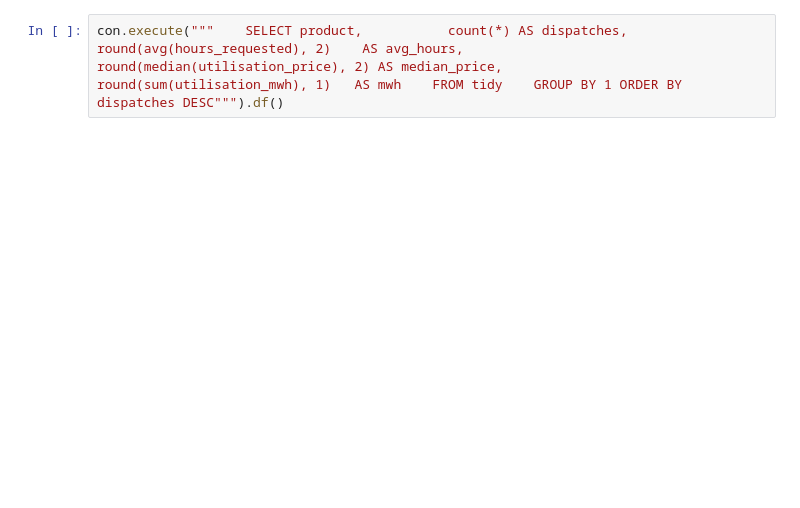
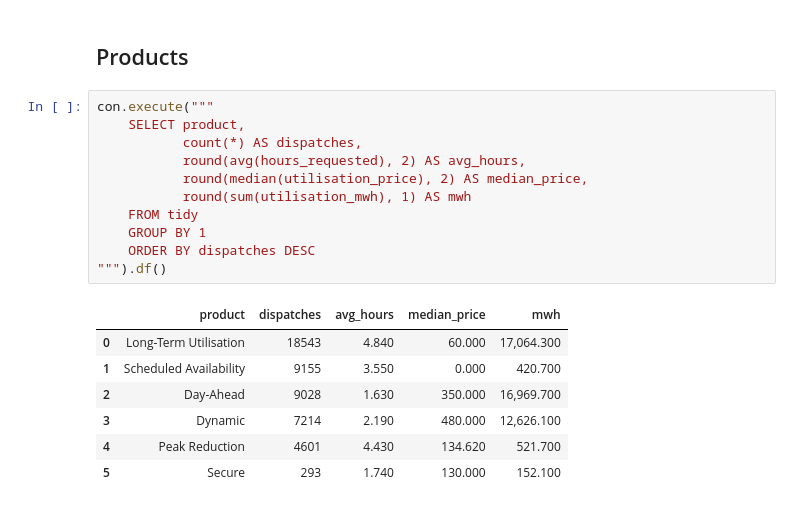
Before and after one commit to LAFarah/who-gets-dispatched, a Jupyter notebook: notebooks/01_explore.ipynb, the cells around one changed output. Saved outputs shown, nothing was run; the diff lists cells and outputs as text; blank space fills up the shorter version.

```diff
--- a/notebooks/01_explore.ipynb
+++ b/notebooks/01_explore.ipynb
@@ -39,2 +201,21 @@ share = con.execute("""    SELECT date_trunc('quarter', start_time) AS quarter,
+# %% [markdown]
+## Products
 # %%
-con.execute("""    SELECT product,           count(*) AS dispatches,           round(avg(hours_requested), 2)    AS avg_hours,           round(median(utilisation_price), 2) AS median_price,           round(sum(utilisation_mwh), 1)   AS mwh    FROM tidy    GROUP BY 1 ORDER BY dispatches DESC""").df()
+con.execute("""
+    SELECT product,
+           count(*) AS dispatches,
+           round(avg(hours_requested), 2) AS avg_hours,
+           round(median(utilisation_price), 2) AS median_price,
+           round(sum(utilisation_mwh), 1) AS mwh
+    FROM tidy
+    GROUP BY 1
+    ORDER BY dispatches DESC
+""").df()
+# %% [output]
+|  | product | dispatches | avg_hours | median_price | mwh |
+| 0 | Long-Term Utilisation | 18543 | 4.840 | 60.000 | 17,064.300 |
+| 1 | Scheduled Availability | 9155 | 3.550 | 0.000 | 420.700 |
+| 2 | Day-Ahead | 9028 | 1.630 | 350.000 | 16,969.700 |
+| 3 | Dynamic | 7214 | 2.190 | 480.000 | 12,626.100 |
+| 4 | Peak Reduction | 4601 | 4.430 | 134.620 | 521.700 |
+| 5 | Secure | 293 | 1.740 | 130.000 | 152.100 |
```
Also changed, not shown: parts of 25 cells of this notebook.
